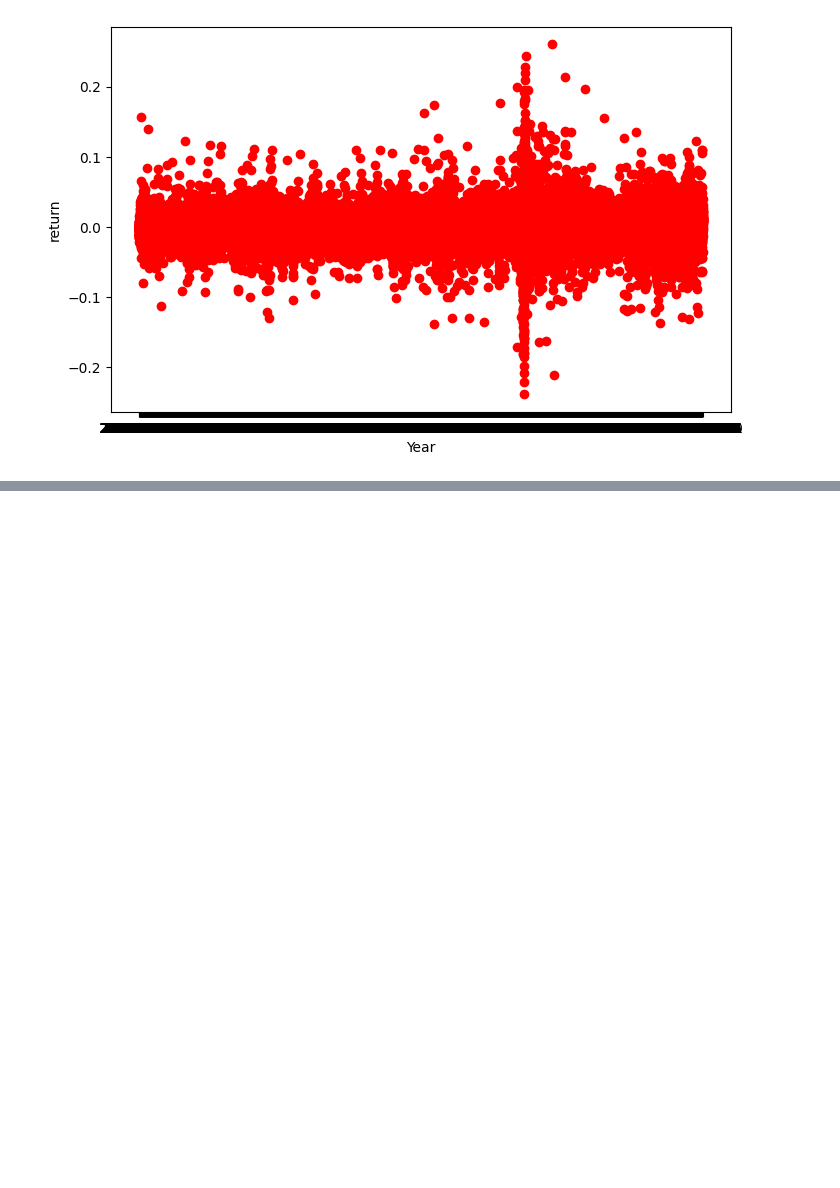
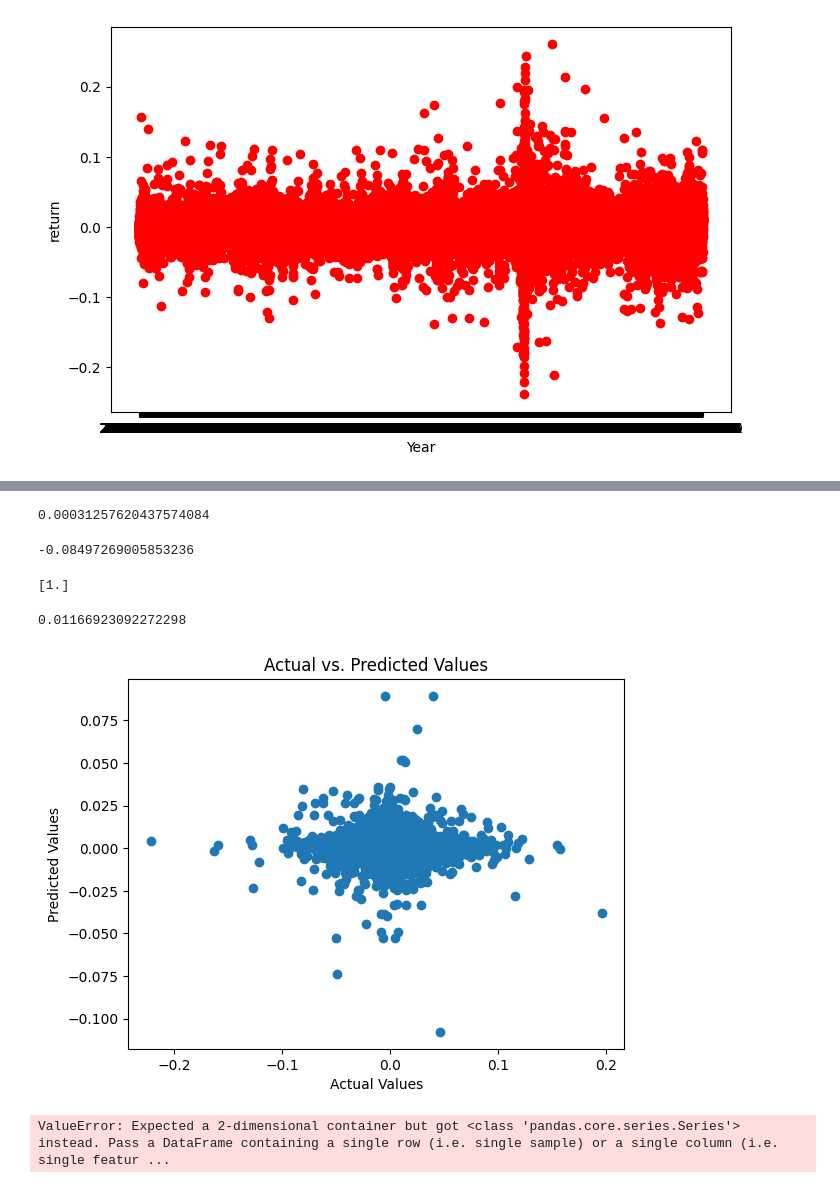
Before and after one commit to senaruetschlin/Investor_Attention, a Jupyter notebook: stats_testing.ipynb, the cells around one changed output, grey strips where cells are left out. Saved outputs shown, nothing was run; the diff lists cells and outputs as text; code cells hidden in the pictures; blank space fills up the shorter version.

```diff
--- a/stats_testing.ipynb
+++ b/stats_testing.ipynb
@@ -143,0 +618,12 @@ plt.show()
+# %%
+#splitting the data
+from sklearn.model_selection import train_test_split
+
+fix_seed = 32
+#X = df['name_price_attention']  # Extracting the feature
+X = df[['name_price_attention']]
+y = df['return']
+
+
+X_train, X_test, y_train, y_test = train_test_split(X, y, test_size=0.2, random_state=fix_seed)
+type(X)
@@ -143,0 +649,30 @@ plt.show()
+# %%
+rf_regressor = RandomForestRegressor(random_state=fix_seed)
+# %%
+rf_regressor.fit(X_train, y_train)
+y_pred = rf_regressor.predict(X_test)
+# %%
+#Statistical Testing
+
+#Mean Squared Error (MSE): It measures the average squared difference between the predicted values and the actual values. Lower values indicate better model performance.
+
+from sklearn.metrics import mean_squared_error
+mse = mean_squared_error(y_test, y_pred)
+print(mse)
+# %% [output]
+0.00031257620437574084
+# %%
+#R-squared (Coefficient of Determination): It represents the proportion of variance in the dependent variable that is predictable from the independent variables. It ranges from 0 to 1, where 1 indicates a perfect fit.
+
+from sklearn.metrics import r2_score
+r_squared = r2_score(y_test, y_pred)
+print(r_squared)
+# %% [output]
+-0.08497269005853236
+# %%
+#Feature Importance: The RandomForestRegressor provides feature importances, which represent the relative importance of each feature in predicting the target variable.
+
+importances = rf_regressor.feature_importances_
+print(importances)
+# %% [output]
+[1.]
@@ -143,0 +683,32 @@ plt.show()
+# %%
+#Mean Absolute Error (MAE): It measures the average absolute difference between the predicted values and the actual values.
+
+from sklearn.metrics import mean_absolute_error
+mae = mean_absolute_error(y_test, y_pred)
+print(mae)
+# %% [output]
+0.01166923092272298
+# %%
+import matplotlib.pyplot as plt
+plt.scatter(y_test, y_pred)
+plt.xlabel("Actual Values")
+plt.ylabel("Predicted Values")
+plt.title("Actual vs. Predicted Values")
+plt.show()
+# %% [output]
+[figure, added]
+# %%
+from sklearn.ensemble import RandomForestRegressor
+from sklearn.datasets import make_regression
+#X, y = make_regression(n_features=4, n_informative=2,
+#                       random_state=0, shuffle=False)
+regr = RandomForestRegressor(random_state=fix_seed)
+regr.fit(X, y)
+importances = regr.feature_importances_
+
+
+# Evaluate the model
+#mse = mean_squared_error(y_test, y_pred)
+print(importances)
+# %% [output]
+ValueError: Expected a 2-dimensional container but got <class 'pandas.core.series.Series'> instead. Pass a DataFrame containing a single row (i.e. single sample) or a single column (i.e. single featur ...
```
Also changed, not shown: parts of 52 cells of this notebook, 5 other files.
